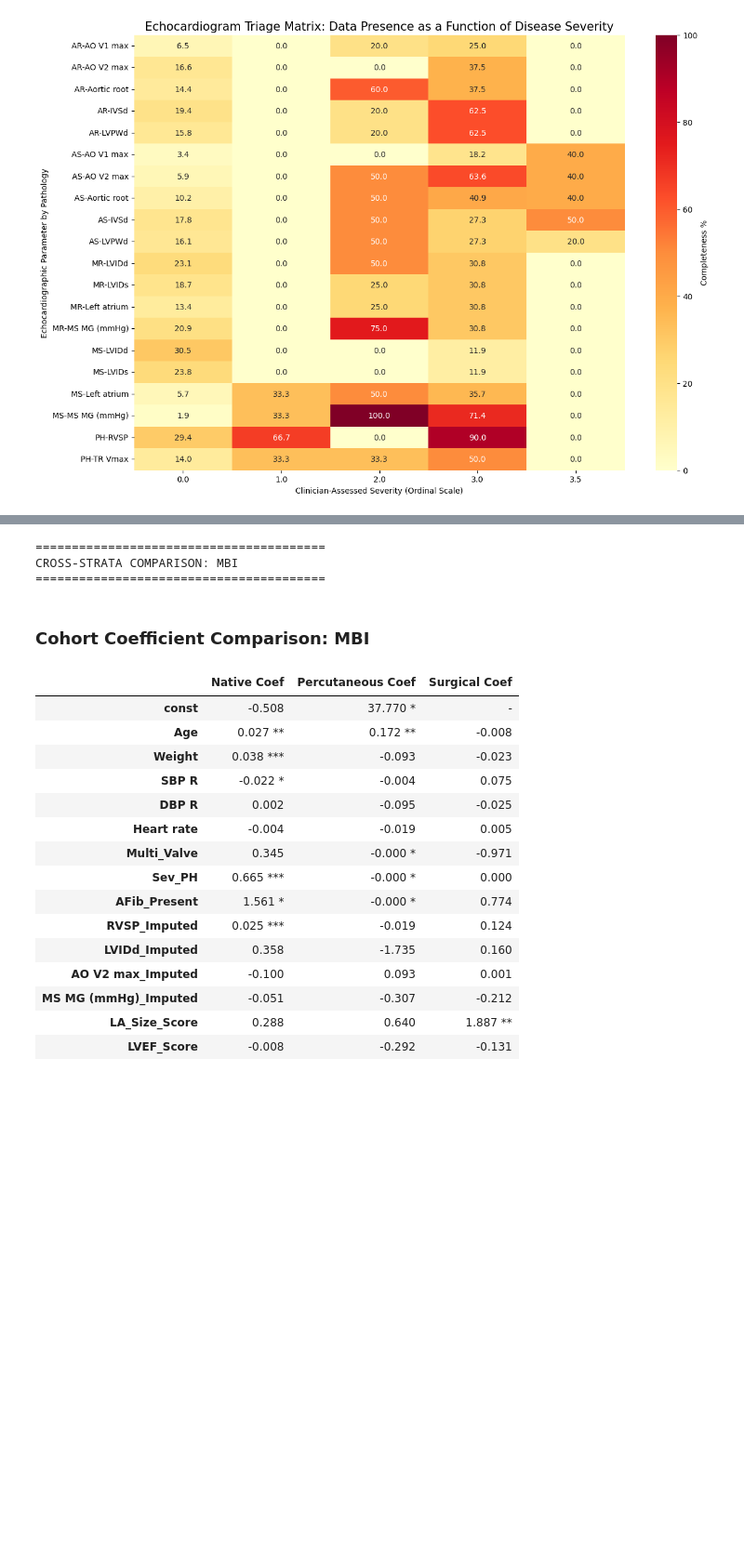
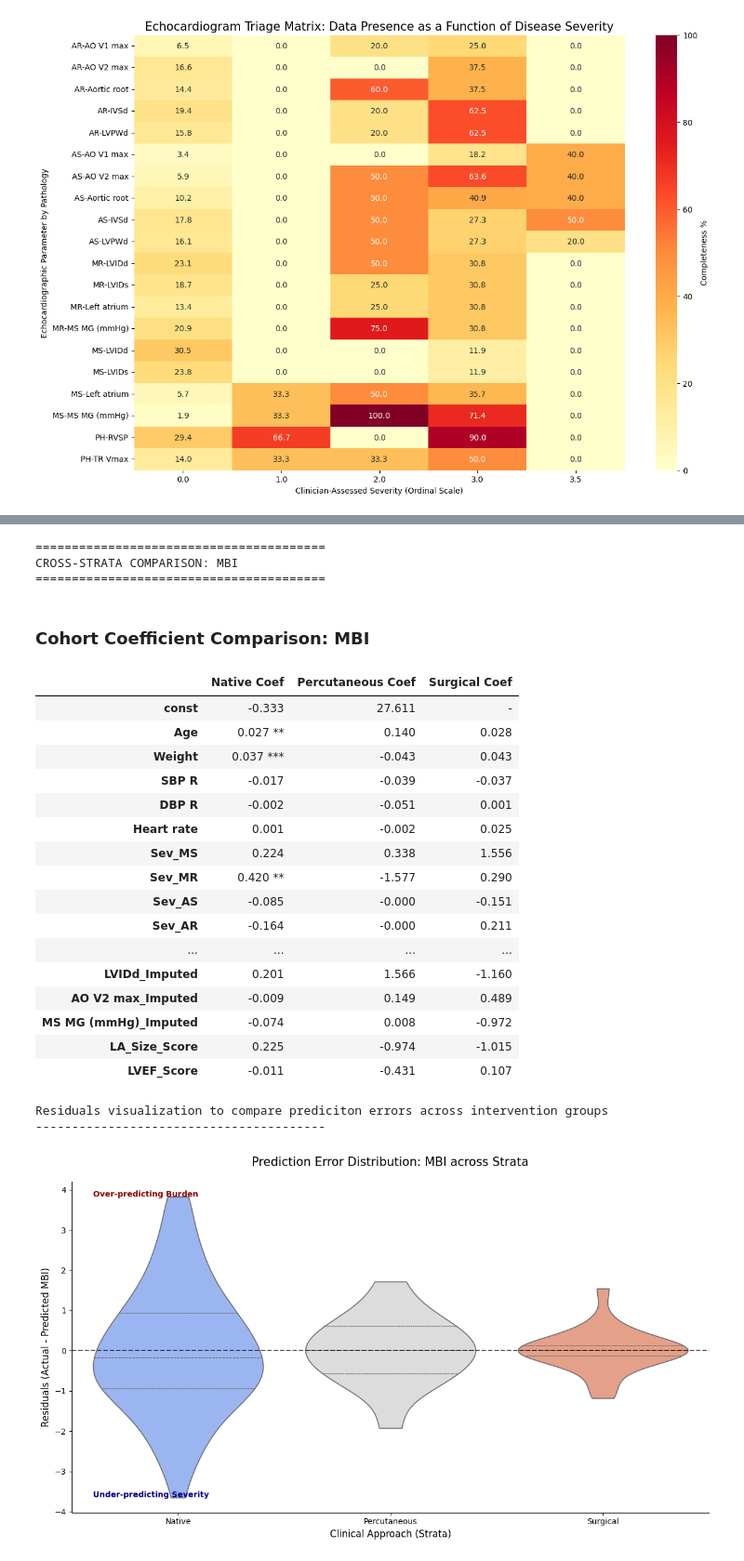
Before and after one commit to enrodri/phl_2025, a Jupyter notebook: phl_2025.ipynb, the cells around one changed output, grey strips where cells are left out. Shown: that part at 93% size. Saved outputs shown, nothing was run; the diff lists cells and outputs as text; code cells hidden in the pictures; blank space fills up the shorter version.

Commit message:
Added methodological comments

```diff
--- a/phl_2025.ipynb
+++ b/phl_2025.ipynb
@@ -28,9 +86,9 @@ class ClinicalConfig:
     and biological sanity checks.
     """
     def __init__(self):
-        # 1. Variable Categorization
+        # 1. Variable Categorization to be selected for the dataframe
         self.categories = {
-            "Demographics/Vitals": ['Age', 'Gender', 'Weight', 'Height', 'OSat', 'SBP R', 'DBP R', 'Heart rate'],
+            "Demographics/Vitals": ['ID', 'Age', 'Gender', 'Weight', 'Height', 'OSat', 'SBP R', 'DBP R', 'Heart rate'],
             "Medications": ['Medications'],
             "Clinical Context": ['Pre-procedure diagnosis', 'Post-procedure diagnosis', 'Year(s) since procedure'],
             "Structural Echo (Dimensions)": ['IVSd', 'LVIDd', 'LVPWd', 'LVIDs', 'Aortic root', 'Left atrium measure', 'Left atrium'],
@@ -104,6 +162,7 @@ class ClinicalConfig:
             'Ciprofibrate': 100.0
         }
 
+        # Class weights based on their clinical conditions they target
         self.class_weights = {
             'Diuretics_Loop': 3.0, 'Pulmonary_Vasodilators': 3.0, 'RAAS_Inhibitors': 2.0,
             'SGLT2_Inhibitors': 2.0, 'Diuretics_Other': 2.0, 'Beta_Blockers': 2.0,
@@ -112,14 +171,14 @@ class ClinicalConfig:
             'Lipid_Lowering': 0.5, 'Metabolic_Endocrine': 0.5
         }
 
-        # 5. Analysis Groupings
+        # 5. Echo grouping by anatomic structures
         self.echo_groups = {
             "Mitral": {"Parameters": ['MS MG (mmHg)', 'Left atrium', 'LVIDd', 'LVIDs'], "Severity_Cols": ['Sev_MS', 'Sev_MR']},
             "Aortic": {"Parameters": ['AO V1 max', 'AO V2 max', 'Aortic root', 'IVSd', 'LVPWd'], "Severity_Cols": ['Sev_AS', 'Sev_AR']},
             "PH": {"Parameters": ['RVSP', 'TR Vmax'], "Severity_Cols": ['Sev_PH']}
         }
 
-        # 6. Statistical Baselines & Sanity Checks
+        # 6. Statistical Baselines for imputation
         self.normal_variables = {
             'MS MG (mmHg)': (1.5, 0.5),
             'AO V2 max': (1.1, 0.2),
@@ -127,6 +186,7 @@ class ClinicalConfig:
             'LVIDd': (4.6, 0.4)
         }
 
+        # * 7. Lists to be used as variables
         self.echo_vars = ['MS MG (mmHg)', 'AO V2 max', 'RVSP', 'Left atrium', 'LVIDd', 'LVEF (categorical)']
         self.echo_missing = ['MS MG (mmHg)', 'AO V2 max', 'RVSP', 'LVIDd']
         self.clinical_markers = ['Mixed_Mitral', 'Mixed_Aortic', 'Multi_Valve', 'PH_Significant', 'AFib_Present']
@@ -1372,34 +1494,43 @@ Confusion matrix visualization
 # %%
 # PHASE 5: Regression for mismatches
 # ==========================================
 # df.columns.tolist()
 # stats.match_regression()
 
 # Variables to be used for regression
 regression_echo = ['RVSP_Imputed', 'LVIDd_Imputed', 'AO V2 max_Imputed', 'MS MG (mmHg)_Imputed', 'LA_Size_Score', 'LVEF_Score']
 regression_demographics = ['Age', 'Weight', 'Gender_Male', 'SBP R', 'DBP R', 'Heart rate']
-regression_lesions = ['Mitral_Mixed_Score', 'Aortic_Mixed_Score', 'Multi_Valve', 'Sev_PH', 'AFib_Present']
+regression_lesions = ['Sev_MS','Sev_MR', 'Sev_AS', 'Sev_AR', 'Mitral_Mixed_Score', 'Aortic_Mixed_Score', 'Multi_Valve', 'Sev_PH', 'AFib_Present']
 
+# Runs regression across all intervention groups
 mbi_mismatch = stats.run_regression(y_var='MBI')
+
+# ! To use residual_distribution method, make sure you no strata is selected
+print("Residuals visualization to compare prediciton errors across intervention groups\n" + '-'*40)
+viz.residual_distribution(mbi_mismatch, y_var='MBI')
 # %% [output]
 ========================================
 CROSS-STRATA COMPARISON: MBI
 ========================================
 Cohort Coefficient Comparison: MBI
 |  | Native Coef | Percutaneous Coef | Surgical Coef |
-| const | -0.508 | 37.770 * | - |
-| Age | 0.027 ** | 0.172 ** | -0.008 |
-| Weight | 0.038 *** | -0.093 | -0.023 |
-| SBP R | -0.022 * | -0.004 | 0.075 |
-| DBP R | 0.002 | -0.095 | -0.025 |
-| Heart rate | -0.004 | -0.019 | 0.005 |
-| Multi_Valve | 0.345 | -0.000 * | -0.971 |
-| Sev_PH | 0.665 *** | -0.000 * | 0.000 |
-| AFib_Present | 1.561 * | -0.000 * | 0.774 |
-| RVSP_Imputed | 0.025 *** | -0.019 | 0.124 |
-| LVIDd_Imputed | 0.358 | -1.735 | 0.160 |
-| AO V2 max_Imputed | -0.100 | 0.093 | 0.001 |
-| MS MG (mmHg)_Imputed | -0.051 | -0.307 | -0.212 |
-| LA_Size_Score | 0.288 | 0.640 | 1.887 ** |
-| LVEF_Score | -0.008 | -0.292 | -0.131 |
+| const | -0.333 | 27.611 | - |
+| Age | 0.027 ** | 0.140 | 0.028 |
+| Weight | 0.037 *** | -0.043 | 0.043 |
+| SBP R | -0.017 | -0.039 | -0.037 |
+| DBP R | -0.002 | -0.051 | 0.001 |
+| Heart rate | 0.001 | -0.002 | 0.025 |
+| Sev_MS | 0.224 | 0.338 | 1.556 |
+| Sev_MR | 0.420 ** | -1.577 | 0.290 |
+| Sev_AS | -0.085 | -0.000 | -0.151 |
+| Sev_AR | -0.164 | -0.000 | 0.211 |
+| ... | ... | ... | ... |
+| LVIDd_Imputed | 0.201 | 1.566 | -1.160 |
+| AO V2 max_Imputed | -0.009 | 0.149 | 0.489 |
+| MS MG (mmHg)_Imputed | -0.074 | 0.008 | -0.972 |
+| LA_Size_Score | 0.225 | -0.974 | -1.015 |
+| LVEF_Score | -0.011 | -0.431 | 0.107 |
+Residuals visualization to compare prediciton errors across intervention groups
+----------------------------------------
+[figure, added]
 # %%
```
Also changed, not shown: parts of 28 cells of this notebook, 23 other files.
